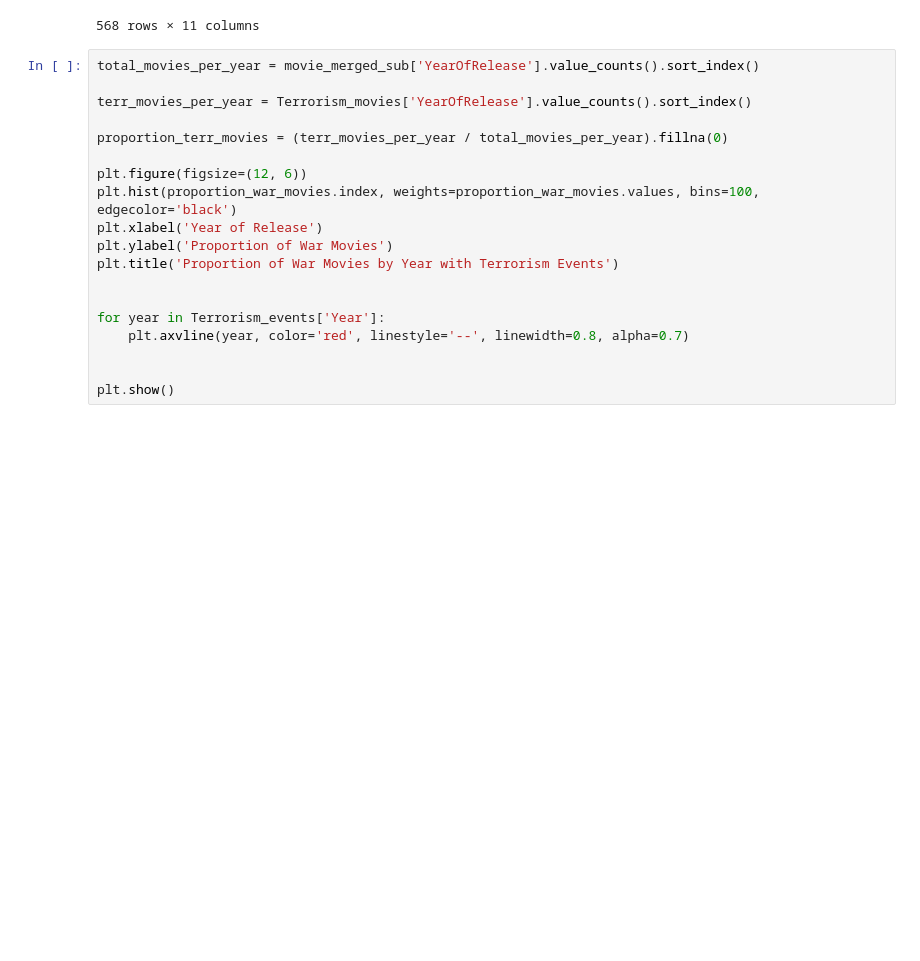
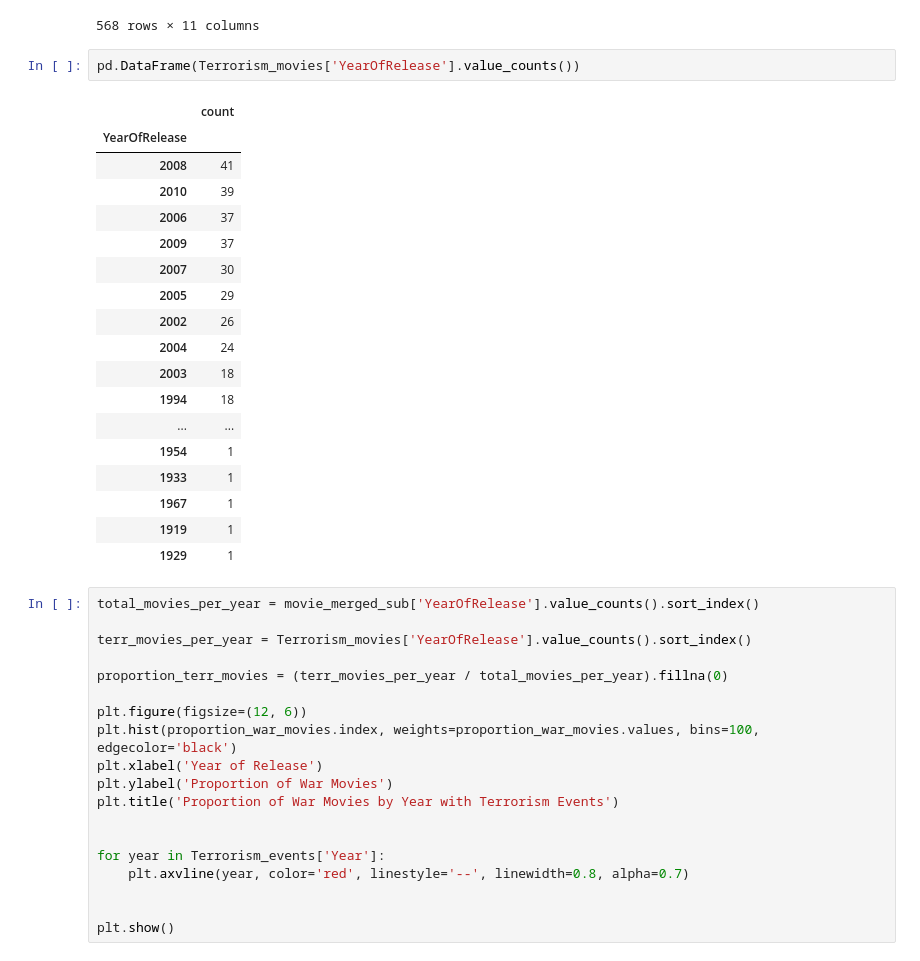
Before and after one commit to epfl-ada/ada-2024-project-arabsdatascientists2024, a Jupyter notebook: Exlploration_CMU.ipynb, the cells around one changed output. Drawn from its saved outputs; the diff is of its cells as text; blank space fills up the shorter version.

```diff
--- a/Exlploration_CMU.ipynb
+++ b/Exlploration_CMU.ipynb
@@ -495,6 +495,27 @@ Terrorism_movies
 | 81602 | 2523915 | /m/07ktmd | Going Overboard | 1989 | NaN | 97.0 | {"/m/02h40lc": "English Language"} | ... |
 | 81631 | 1789884 | /m/05x427 | Best of Youth | 2003 | 2693053.0 | 366.0 | {"/m/02bjrlw": "Italian Language"... | ... |
 568 rows × 11 columns
+# %%
+pd.DataFrame(Terrorism_movies['YearOfRelease'].value_counts())
+# %% [output]
+|  | count |
+| YearOfRelease |  |
+| 2008 | 41 |
+| 2010 | 39 |
+| 2006 | 37 |
+| 2009 | 37 |
+| 2007 | 30 |
+| 2005 | 29 |
+| 2002 | 26 |
+| 2004 | 24 |
+| 2003 | 18 |
+| 1994 | 18 |
+| ... | ... |
+| 1954 | 1 |
+| 1933 | 1 |
+| 1967 | 1 |
+| 1919 | 1 |
+| 1929 | 1 |
 # %%
 total_movies_per_year = movie_merged_sub['YearOfRelease'].value_counts().sort_index()
 
```
Also changed, not shown: parts of 11 cells of this notebook.
